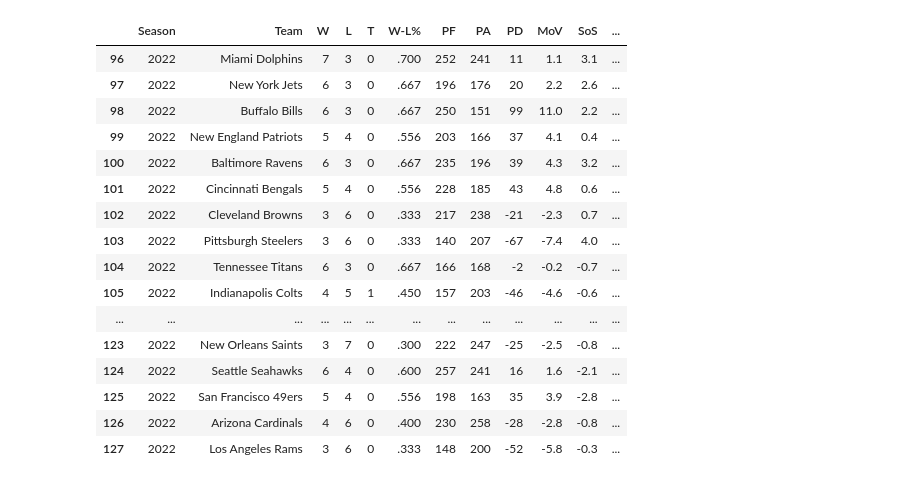
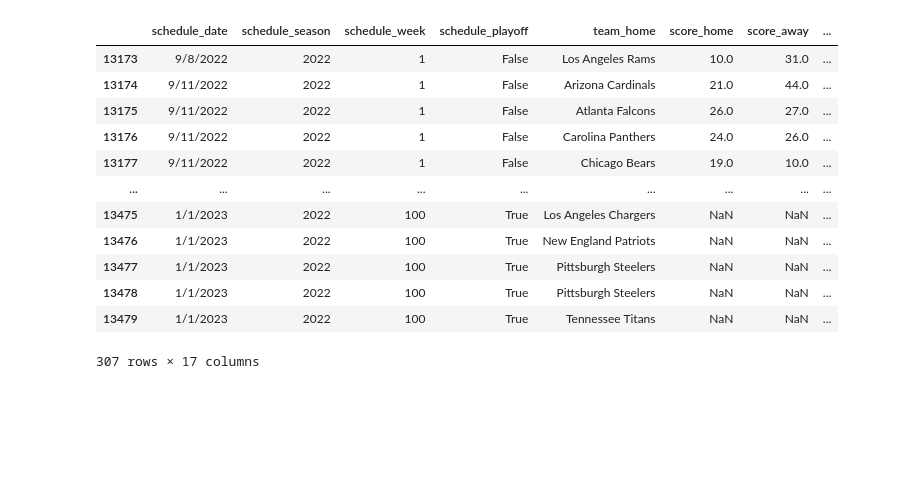
Before and after one commit to AggieSportsAnalytics/OddsMaker, a Jupyter notebook: main.ipynb, the cells around one changed output. Drawn from its saved outputs; the diff is of its cells as text; code cells hidden in the pictures; blank space fills up the shorter version.

```diff
--- a/main.ipynb
+++ b/main.ipynb
@@ -127,33 +127,29 @@ schedule_df = pd.concat([grouped_schedule_df.get_group(group) for group in range
 # %%
 schedule_df_2022 = schedule_df.groupby('schedule_season').get_group(2022)
 schedule_df_2021 = schedule_df.groupby('schedule_season').get_group(2021)
 schedule_df_2020 = schedule_df.groupby('schedule_season').get_group(2020)
 schedule_df_2019 = schedule_df.groupby('schedule_season').get_group(2019)
 
 teams_df_2022 = teams_df.groupby('Season').get_group(2022)
 teams_df_2021 = teams_df.groupby('Season').get_group(2021)
 teams_df_2020 = teams_df.groupby('Season').get_group(2020)
 teams_df_2019 = teams_df.groupby('Season').get_group(2019)
 
-teams_df_2022
+schedule_df_2022
 # %% [output]
-|  | Season | Team | W | L | T | W-L% | PF | PA | PD | MoV | SoS | ... |
-| 96 | 2022 | Miami Dolphins | 7 | 3 | 0 | .700 | 252 | 241 | 11 | 1.1 | 3.1 | ... |
-| 97 | 2022 | New York Jets | 6 | 3 | 0 | .667 | 196 | 176 | 20 | 2.2 | 2.6 | ... |
-| 98 | 2022 | Buffalo Bills | 6 | 3 | 0 | .667 | 250 | 151 | 99 | 11.0 | 2.2 | ... |
-| 99 | 2022 | New England Patriots | 5 | 4 | 0 | .556 | 203 | 166 | 37 | 4.1 | 0.4 | ... |
-| 100 | 2022 | Baltimore Ravens | 6 | 3 | 0 | .667 | 235 | 196 | 39 | 4.3 | 3.2 | ... |
-| 101 | 2022 | Cincinnati Bengals | 5 | 4 | 0 | .556 | 228 | 185 | 43 | 4.8 | 0.6 | ... |
-| 102 | 2022 | Cleveland Browns | 3 | 6 | 0 | .333 | 217 | 238 | -21 | -2.3 | 0.7 | ... |
-| 103 | 2022 | Pittsburgh Steelers | 3 | 6 | 0 | .333 | 140 | 207 | -67 | -7.4 | 4.0 | ... |
-| 104 | 2022 | Tennessee Titans | 6 | 3 | 0 | .667 | 166 | 168 | -2 | -0.2 | -0.7 | ... |
-| 105 | 2022 | Indianapolis Colts | 4 | 5 | 1 | .450 | 157 | 203 | -46 | -4.6 | -0.6 | ... |
-| ... | ... | ... | ... | ... | ... | ... | ... | ... | ... | ... | ... | ... |
-| 123 | 2022 | New Orleans Saints | 3 | 7 | 0 | .300 | 222 | 247 | -25 | -2.5 | -0.8 | ... |
-| 124 | 2022 | Seattle Seahawks | 6 | 4 | 0 | .600 | 257 | 241 | 16 | 1.6 | -2.1 | ... |
-| 125 | 2022 | San Francisco 49ers | 5 | 4 | 0 | .556 | 198 | 163 | 35 | 3.9 | -2.8 | ... |
-| 126 | 2022 | Arizona Cardinals | 4 | 6 | 0 | .400 | 230 | 258 | -28 | -2.8 | -0.8 | ... |
-| 127 | 2022 | Los Angeles Rams | 3 | 6 | 0 | .333 | 148 | 200 | -52 | -5.8 | -0.3 | ... |
+|  | schedule_date | schedule_season | schedule_week | schedule_playoff | team_home | score_home | score_away | ... |
+| 13173 | 9/8/2022 | 2022 | 1 | False | Los Angeles Rams | 10.0 | 31.0 | ... |
+| 13174 | 9/11/2022 | 2022 | 1 | False | Arizona Cardinals | 21.0 | 44.0 | ... |
+| 13175 | 9/11/2022 | 2022 | 1 | False | Atlanta Falcons | 26.0 | 27.0 | ... |
+| 13176 | 9/11/2022 | 2022 | 1 | False | Carolina Panthers | 24.0 | 26.0 | ... |
+| 13177 | 9/11/2022 | 2022 | 1 | False | Chicago Bears | 19.0 | 10.0 | ... |
+| ... | ... | ... | ... | ... | ... | ... | ... | ... |
+| 13475 | 1/1/2023 | 2022 | 100 | True | Los Angeles Chargers | NaN | NaN | ... |
+| 13476 | 1/1/2023 | 2022 | 100 | True | New England Patriots | NaN | NaN | ... |
+| 13477 | 1/1/2023 | 2022 | 100 | True | Pittsburgh Steelers | NaN | NaN | ... |
+| 13478 | 1/1/2023 | 2022 | 100 | True | Pittsburgh Steelers | NaN | NaN | ... |
+| 13479 | 1/1/2023 | 2022 | 100 | True | Tennessee Titans | NaN | NaN | ... |
+307 rows × 17 columns
 # %%
 # Merge team data with schedule data
 df_2022 = schedule_df_2022.join(teams_df_2022.set_index('Team'), on='team_home').join(teams_df_2022.set_index('Team'), on="team_away", rsuffix='_away')
```
Also changed, not shown: parts of 5 cells of this notebook, 4 other files.
